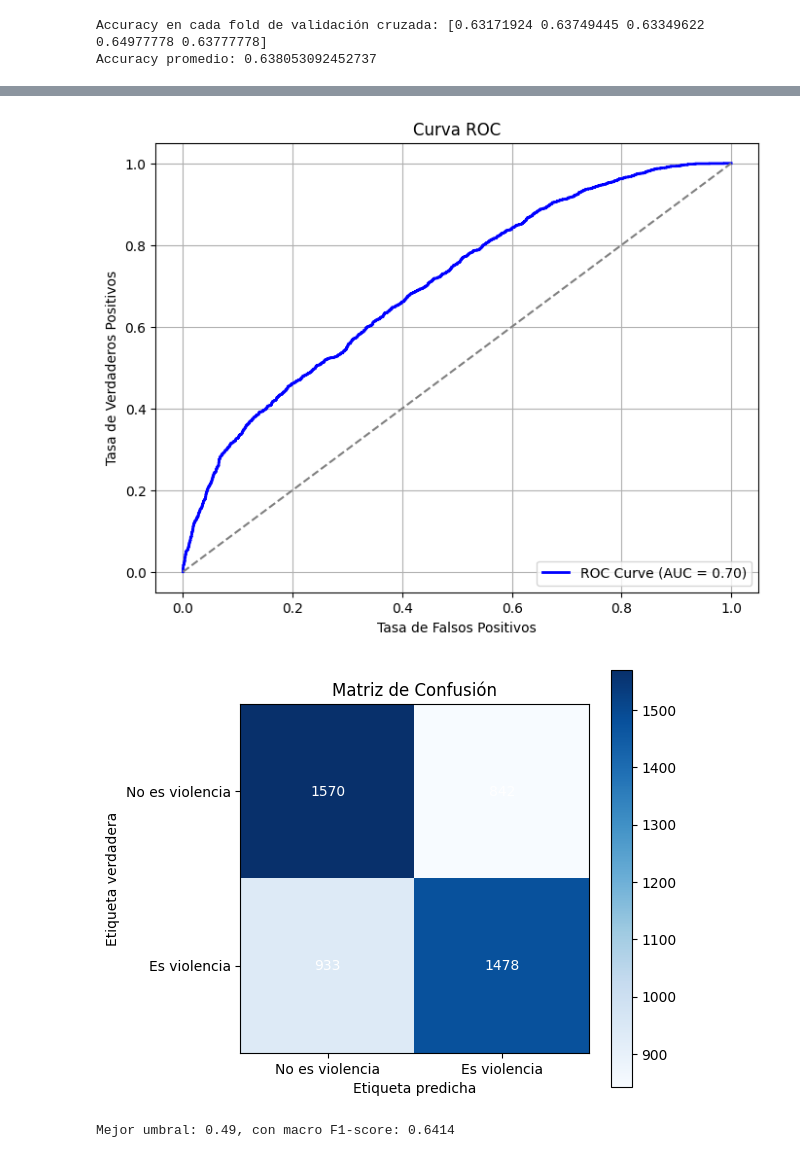
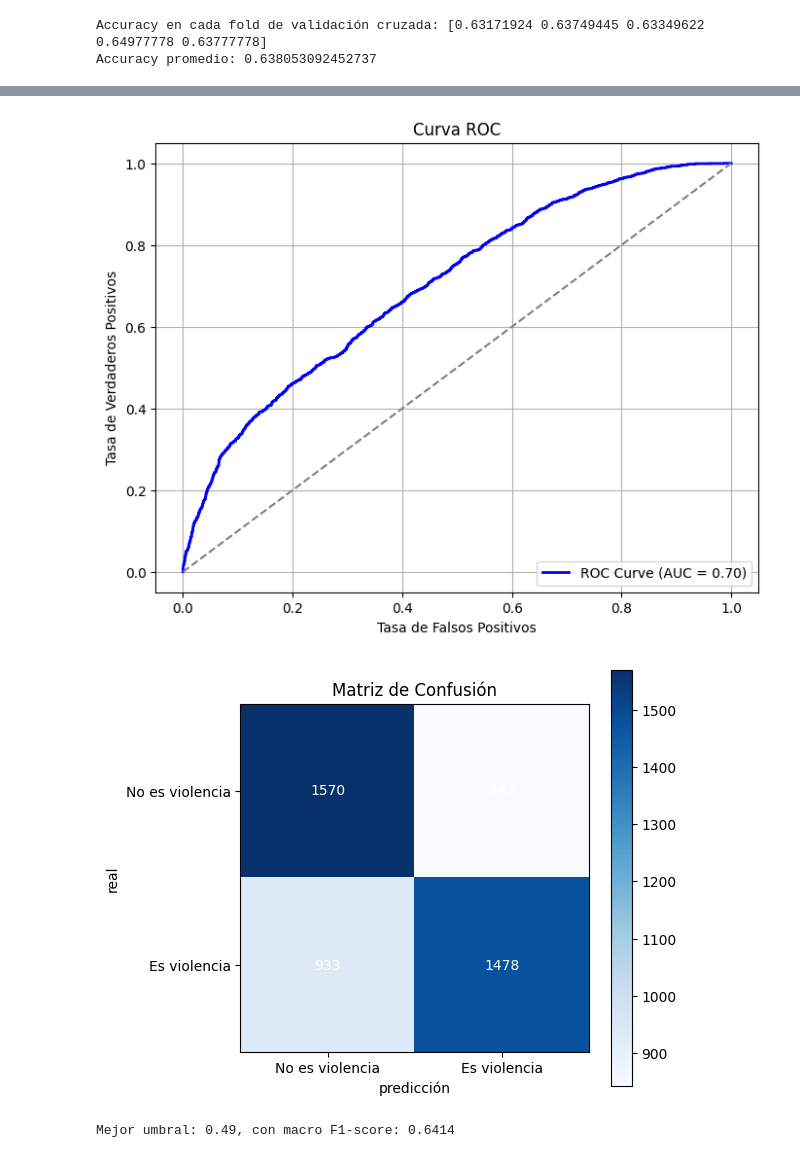
Before and after one commit to angelargd8/Proyecto3-MDD, a Jupyter notebook: reglog-remuestreo.ipynb, the cells around one changed output, grey strips where cells are left out. Cells and saved outputs as stored; diff of their text form; code cells hidden in the pictures.

```diff
--- a/reglog-remuestreo.ipynb
+++ b/reglog-remuestreo.ipynb
@@ -349,6 +349,7 @@ y_pred = (y_proba >= umbral).astype(int)
 print("\nConfusion Matrix:\n", confusion_matrix(y_test, y_pred))
 print("\nClassification Report:\n", classification_report(y_test, y_pred))
 print("\nROC AUC Score:", roc_auc_score(y_test, y_proba))
+
 
 # --- GRÁFICA ROC ---
 fpr, tpr, _ = roc_curve(y_test, y_proba)
@@ -375,36 +376,36 @@ plt.xticks(np.arange(len(classes)), classes)
 plt.yticks(np.arange(len(classes)), classes)
 
 # Etiquetas en cada celda
 thresh = cm.max() / 2.
 for i in range(cm.shape[0]):
     for j in range(cm.shape[1]):
         plt.text(j, i, format(cm[i, j], 'd'),
                  ha="center", va="center",
                  color="white" if cm[i, j] > thresh else "black")
 
-plt.ylabel('Etiqueta verdadera')
-plt.xlabel('Etiqueta predicha')
+plt.ylabel('real')
+plt.xlabel('predicción')
 plt.tight_layout()
 plt.show()
 # %% [output]
 Confusion Matrix:
  [[1570  842]
  [ 933 1478]]
 
 Classification Report:
                precision    recall  f1-score   support
 
          0.0       0.63      0.65      0.64      2412
          1.0       0.64      0.61      0.62      2411
 
     accuracy                           0.63      4823
    macro avg       0.63      0.63      0.63      4823
 weighted avg       0.63      0.63      0.63      4823
 
 
 ROC AUC Score: 0.7026568732447261
 [figure]
-[figure, old version]
+[figure, new version]
 # %%
 # División previa de los datos
 X_train, X_test, y_train, y_test = train_test_split(X, y, test_size=0.2, random_state=42)
```
Also changed, not shown: parts of 3 cells of this notebook, 1 other file.
